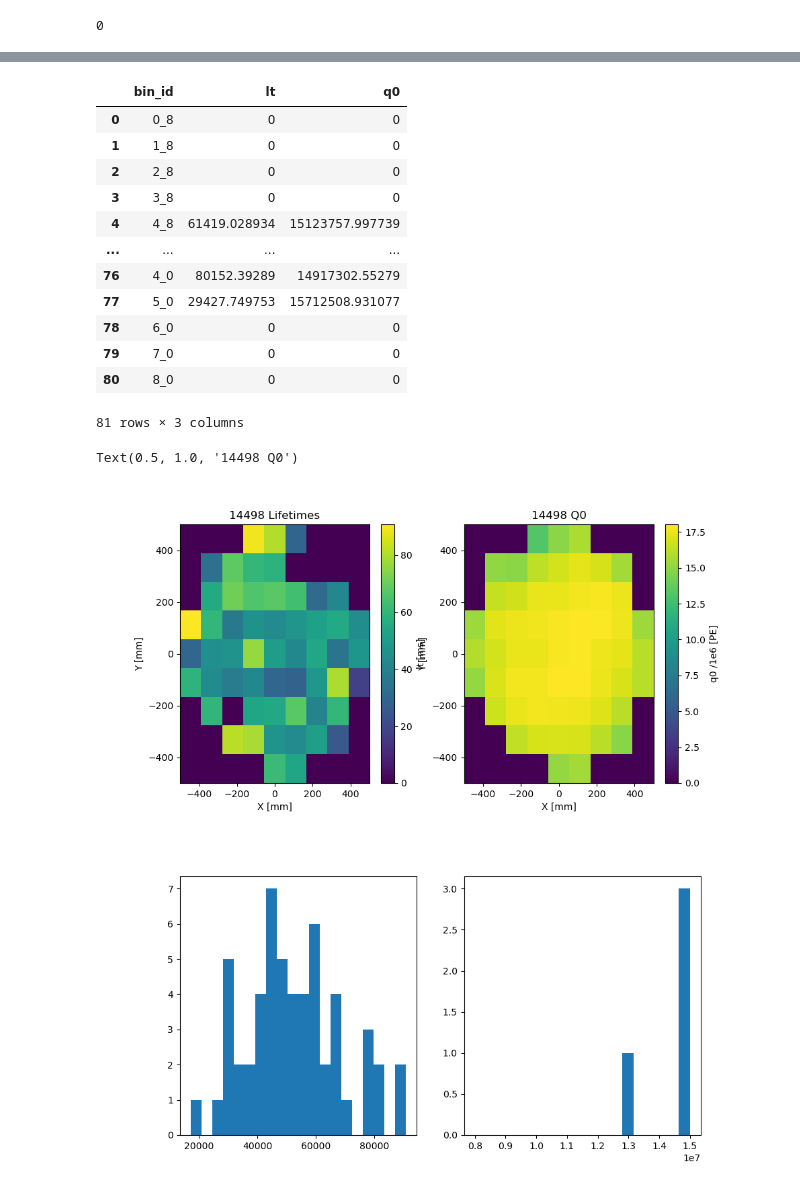
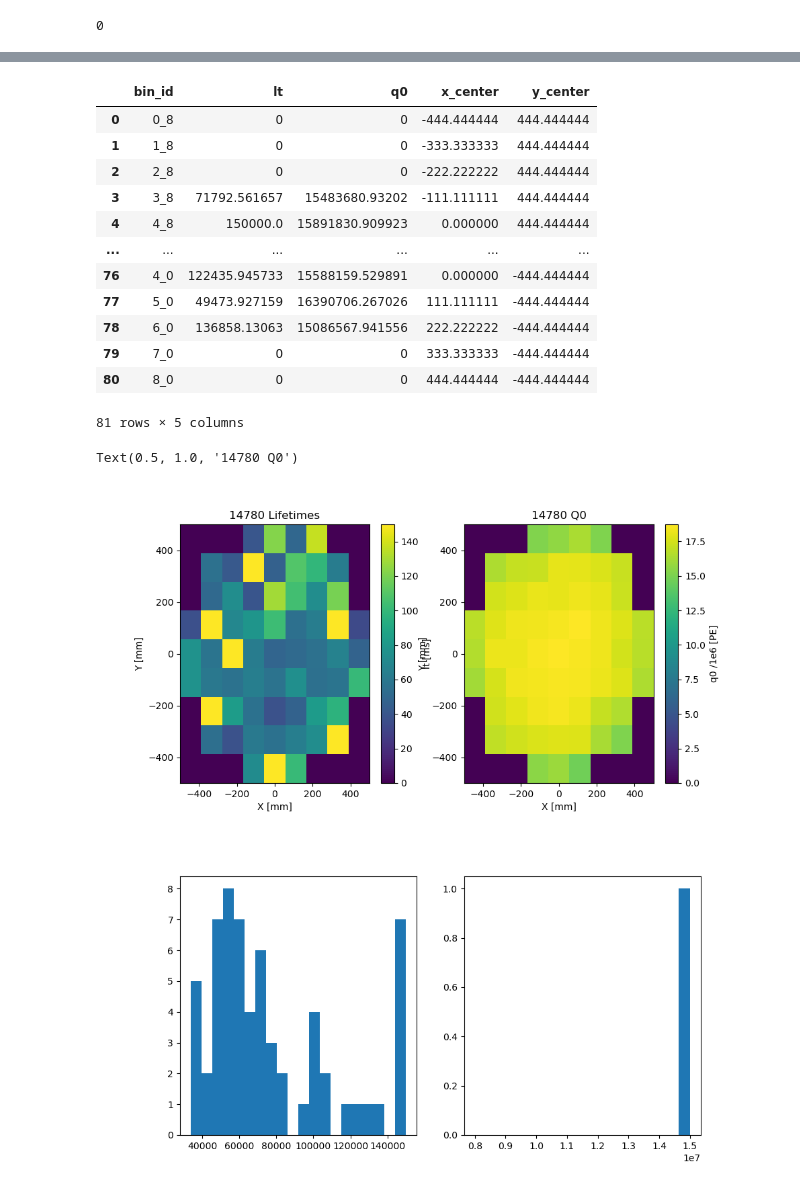
Before and after one commit to kvjmistry/DoubleBeta, a Jupyter notebook: Alphas/notebooks/MakeCalibrationMap.ipynb, the cells around one changed output, grey strips where cells are left out. Cells and saved outputs as stored; diff of their text form; code cells hidden in the pictures.

```diff
--- a/Alphas/notebooks/MakeCalibrationMap.ipynb
+++ b/Alphas/notebooks/MakeCalibrationMap.ipynb
@@ -13,7 +16,8 @@ from scipy.optimize import curve_fit
 # RUN="14180"
 # RUN="13850"
 # RUN="13859"
-RUN="14498"
+# RUN="14498"
+RUN="14780"
 
 # Argon Runs
 if (RUN == "14180" or RUN == "13850"):
@@ -22,6 +26,7 @@ if (RUN == "14180" or RUN == "13850"):
     bound_params = 6.25e5, 0.5e6, 250
     q0_low = 2.5e3
     low_charge_lim = 1e7
+    max_bin_shift = 0.015e7
 
 elif (RUN == "13859"):
     cathode_cut = 755
@@ -29,6 +34,7 @@ elif (RUN == "13859"):
     bound_params = 6.25e5, 0.6e6, 1500
     q0_low = 2.5e3
     low_charge_lim = 1e7
+    max_bin_shift = 0.015e7
 
 # Xenon Runs
 elif (RUN == "14498"):
@@ -37,6 +43,16 @@ elif (RUN == "14498"):
     bound_params = 6.25e5, 0.5e6, 250
     q0_low = 2.5e3
     low_charge_lim = 1e7
+    max_bin_shift = 0.015e7
+
+
+elif (RUN == "14780"):
+    cathode_cut = 1275
+    nbins = 10
+    bound_params = 6.25e5, 0.5e6, 250
+    q0_low = 2.5e3
+    low_charge_lim = 1e7
+    max_bin_shift = 0.025e7
 
 print("The run is:", RUN)
 # %% [output]
@@ -409,62 +427,62 @@ lifetime_df_pos[['x_center', 'y_center']] = lifetime_df['bin_id'].apply(
 )
 
 
-lifetime_df_pos.loc[lifetime_df_pos['lt'] > 100e3, 'lt'] = 0
+lifetime_df_pos.loc[lifetime_df_pos['lt'] > 200e3, 'lt'] = 0
 
 # Create pivot table to reshape the data for 2D plotting
 lt_pivot = lifetime_df_pos.pivot(index='y_center', columns='x_center', values='lt')
 
 # Sort the axes (necessary if bin centers are not in order)
 lt_pivot = lt_pivot.sort_index(ascending=False)  # y-axis usually goes from top to bottom
 lt_pivot = lt_pivot.astype(float).fillna(0)
 
 # Create pivot table to reshape the data for 2D plotting
 q0_pivot = lifetime_df_pos.pivot(index='y_center', columns='x_center', values='q0')
 
 # Sort the axes (necessary if bin centers are not in order)
 q0_pivot = q0_pivot.sort_index(ascending=False)  # y-axis usually goes from top to bottom
 q0_pivot = q0_pivot.astype(float).fillna(0)
 
 
 # Plotting using matplotlib
 fig, axs = plt.subplots(1, 2, figsize=(10, 5))
 
 # Create the pcolormesh plot
 c = axs[0].pcolormesh(x_bins, y_bins, lt_pivot / 1e3, cmap='viridis', shading='auto')
 fig.colorbar(c, ax=axs[0], label='lt [ms]')  # Specify 'ax' to link the color bar to the plot
 axs[0].set_xlabel('X [mm]')
 axs[0].set_ylabel('Y [mm]')
 axs[0].set_title(f'{RUN} Lifetimes')
 
 
 c = axs[1].pcolormesh(x_bins, y_bins, q0_pivot / 1e6, cmap='viridis', shading='auto')
 fig.colorbar(c, ax=axs[1], label='q0 /1e6 [PE]')  # Specify 'ax' to link the color bar to the plot
 axs[1].set_xlabel('X [mm]')
 axs[1].set_ylabel('Y [mm]')
 axs[1].set_title(f'{RUN} Q0')
 # %% [output]
-|  | bin_id | lt | q0 |
-| 0 | 0_8 | 0 | 0 |
-| 1 | 1_8 | 0 | 0 |
-| 2 | 2_8 | 0 | 0 |
-| 3 | 3_8 | 0 | 0 |
-| 4 | 4_8 | 61419.028934 | 15123757.997739 |
-| ... | ... | ... | ... |
-| 76 | 4_0 | 80152.39289 | 14917302.55279 |
-| 77 | 5_0 | 29427.749753 | 15712508.931077 |
-| 78 | 6_0 | 0 | 0 |
-| 79 | 7_0 | 0 | 0 |
-| 80 | 8_0 | 0 | 0 |
+|  | bin_id | lt | q0 | x_center | y_center |
+| 0 | 0_8 | 0 | 0 | -444.444444 | 444.444444 |
+| 1 | 1_8 | 0 | 0 | -333.333333 | 444.444444 |
+| 2 | 2_8 | 0 | 0 | -222.222222 | 444.444444 |
+| 3 | 3_8 | 71792.561657 | 15483680.93202 | -111.111111 | 444.444444 |
+| 4 | 4_8 | 150000.0 | 15891830.909923 | 0.000000 | 444.444444 |
+| ... | ... | ... | ... | ... | ... |
+| 76 | 4_0 | 122435.945733 | 15588159.529891 | 0.000000 | -444.444444 |
+| 77 | 5_0 | 49473.927159 | 16390706.267026 | 111.111111 | -444.444444 |
+| 78 | 6_0 | 136858.13063 | 15086567.941556 | 222.222222 | -444.444444 |
+| 79 | 7_0 | 0 | 0 | 333.333333 | -444.444444 |
+| 80 | 8_0 | 0 | 0 | 444.444444 | -444.444444 |
-81 rows × 3 columns
+81 rows × 5 columns
-Text(0.5, 1.0, '14498 Q0')
+Text(0.5, 1.0, '14780 Q0')
-[figure, old version]
+[figure, new version]
 # %%
 fig, axs = plt.subplots(1, 2, figsize=(10, 5))
 
 axs[0].hist(lifetime_df[lifetime_df["lt"] > 0]["lt"], bins =20);
 axs[1].hist(lifetime_df[lifetime_df["q0"] > 0]["q0"], bins =np.linspace(0.8e7,1.5e7,20));
 # %% [output]
-[figure, old version]
+[figure, new version]
 # %%
 # Plot the alpha map of
 
```
Also changed, not shown: parts of 16 cells of this notebook, 1 other file.
